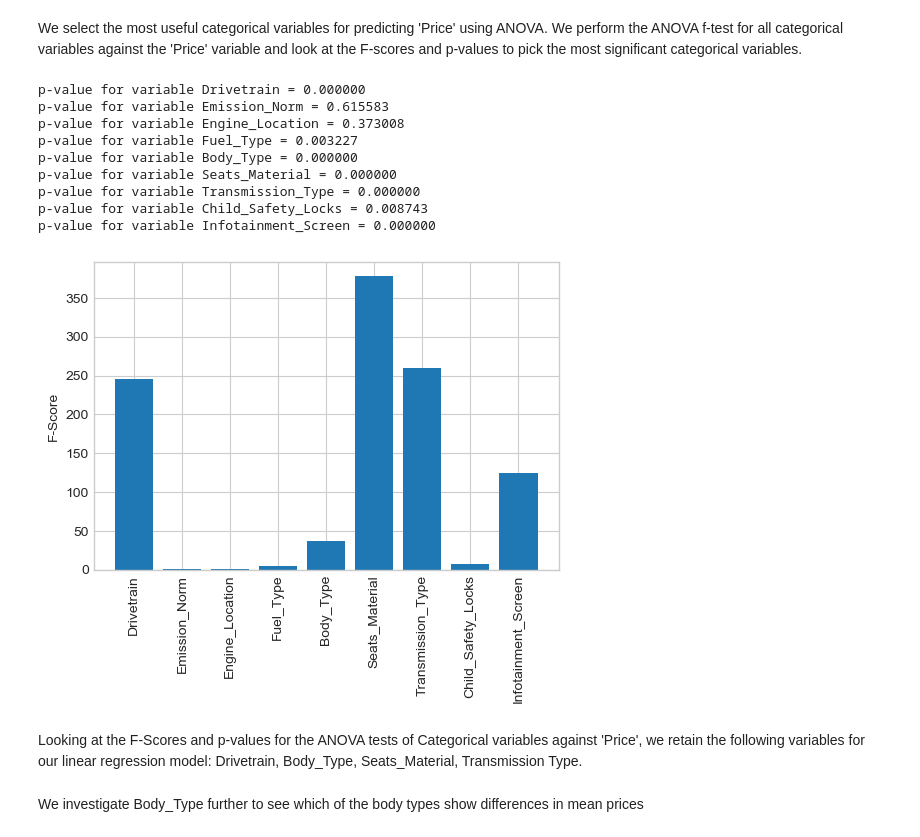
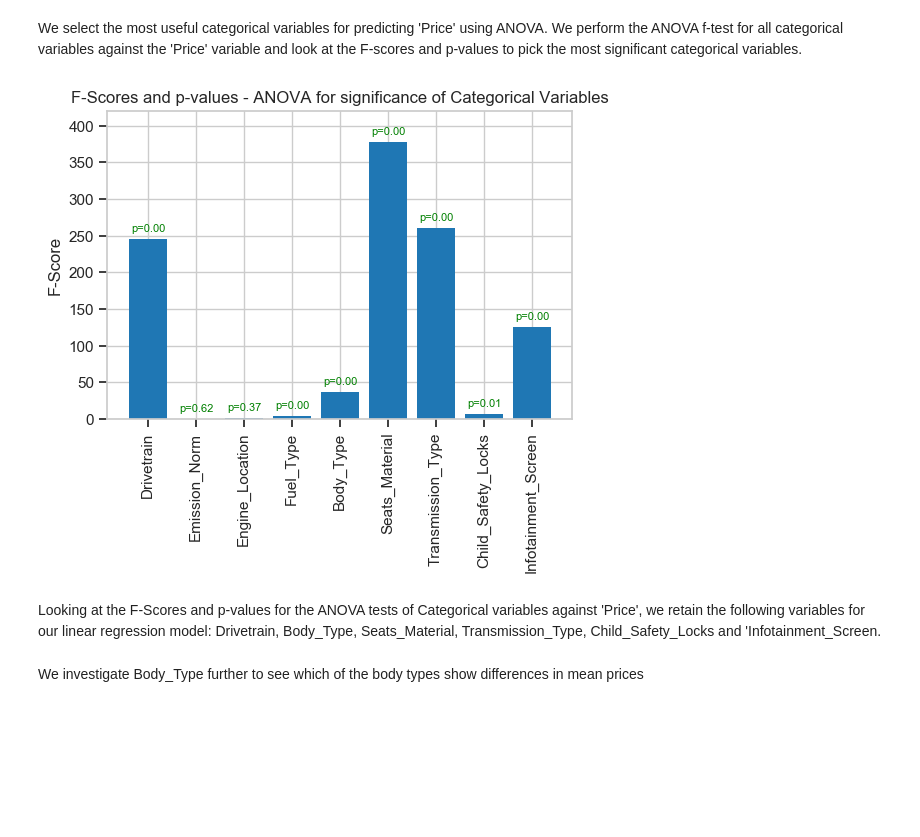
Before and after one commit to abhinavahluwalia/Linear_Regression-Automobile_Price_Prediction_Indian_Market, a Jupyter notebook: Automobile_Price_Prediction.ipynb, the cells around one changed output. Saved outputs shown, nothing was run; the diff lists cells and outputs as text; code cells hidden in the pictures; blank space fills up the shorter version.

```diff
--- a/Automobile_Price_Prediction.ipynb
+++ b/Automobile_Price_Prediction.ipynb
@@ -569,9 +570,9 @@ market_share = pd.DataFrame.from_dict({'Bajaj':0, 'Datsun':0, 'Premier':0, 'Maru
 # %%
 import matplotlib.cm as cm
 
-ms_size = market_share.apply(lambda x: 20*(x+1**x)).to_numpy()
+ms_size = market_share.apply(lambda x: 30*(x+1**x)).to_numpy()
 ms_hue = cm.Pastel1_r(market_share['Market Share'].astype('float')/market_share['Market Share'].std())
-fig, ax = plt.subplots()
+fig, ax = plt.subplots(figsize=(12, 6))
 
 ax.scatter(make_count_50, make_price_50, s=ms_size, c=ms_hue, edgecolor='gray')
 
@@ -580,5 +581,8 @@ for i in range(len(market_share)):
         ax.annotate(list(market_share.index)[i], [make_count_50.iloc[i]+0.5, make_price_50.iloc[i]+0.1e5])
 ax.set(title='Indian Automobile Market Survey', xlabel='Number of Model Variants', ylabel='Price in Lakhs',
       yticks=np.arange(0, 5e6, 1e6), yticklabels=np.arange(0, 50, 10))
+
+plt.grid(False)
+
 plt.show()
 # %% [output]
@@ -729,12 +755,11 @@ For feature selection we will use filter based techniques: Pearsons Correlation
 from sklearn.model_selection import train_test_split
 # %%
 # Seperating training and test sets
+X = cars_df.drop(columns=['Make', 'Model', 'Variant', 'Price'])
+y = cars_df['Price']
 
-X = cars_df.drop(columns=['Make', 'Model', 'Variant', 'Price']).values
-y = cars_df['Price'].values
-
-X_train, X_test, y_train, y_test = train_test_split(X, y, test_size=0.3, random_state=42)
-X_train_cols = cars_df.drop(columns=['Make', 'Model', 'Variant', 'Price']).columns.to_list()
+X_train, X_test, y_train, y_test = train_test_split(X.values, y.values, test_size=0.3, random_state=42)
+X_train_cols = X.columns.to_list()
 # %% [markdown]
 ### 3.1. Numerical Variables
 For selecting the numerical features of interest, we take cues from the pearsons correlation coefficient heatmap to understand the features of interest.
@@ -750,0 +771,7 @@ sns.heatmap(train_df.corr(), cmap='YlGnBu', annot=True)
+# %%
+train_df = pd.DataFrame(X_train, columns=X_train_cols)
+train_df['Price'] = y_train
+
+train_df[num_vars] = train_df[num_vars].apply(pd.to_numeric)
+
+_ = sns.heatmap(train_df.corr(), cmap='YlGnBu', annot=True)
@@ -762,10 +791,8 @@ We select the most useful categorical variables for predicting 'Price' using ANO
 # %%
 from sklearn.feature_selection import f_classif
 # %%
-def f_score(y, X):
-    fs, p = f_classif(y, X)
-    return fs, p
-
+# Function for conducting ANOVA test for a given response varaible 'y'
+# and a predictor vector 'X_arr' of categorical variables
 def f_score_matrix(y, X_arr):
     fs = np.zeros(X_arr.shape[1])
     p = np.zeros(X_arr.shape[1])
@@ -774,34 +801,29 @@ def f_score_matrix(y, X_arr):
 
     for i in range(X_arr.shape[1]):
         X = X_arr[:, i]
-        a, b = f_score(y, X)
+        a, b = f_classif(y, X)
         fs[i] = a[0]
         p[i] = b[0]
 
     return fs, p
 
+# Performing ANOVA for our case of predictor and categorical regressors
 fs, p = f_score_matrix(y_train, X_train[:, [train_df.columns.get_loc(feat) for feat in cat_vars]])
 # %%
-for val, var in zip(p, cat_vars):
-    print('p-value for variable %s = %f'%(var, val))
+# Plotting the F-scores and p-values
 plt.figure(figsize=(6, 4))
 plt.bar(np.arange(len(fs)), fs)
+for i, var in enumerate(cat_vars):
+    plt.annotate('p=%.2f'%p[i], (i-0.35, fs[i]+10), color='green', size=8)
 plt.xticks(np.arange(len(fs)), labels=cat_vars, rotation=90)
 plt.ylabel('F-Score')
+plt.title('F-Scores and p-values - ANOVA for significance of Categorical Variables', size=12)
+plt.ylim(0, 420)
 plt.show()
 # %% [output]
-p-value for variable Drivetrain = 0.000000
-p-value for variable Emission_Norm = 0.615583
-p-value for variable Engine_Location = 0.373008
-p-value for variable Fuel_Type = 0.003227
-p-value for variable Body_Type = 0.000000
-p-value for variable Seats_Material = 0.000000
-p-value for variable Transmission_Type = 0.000000
-p-value for variable Child_Safety_Locks = 0.008743
-p-value for variable Infotainment_Screen = 0.000000
-[figure, old version]
+[figure, new version]
 # %% [markdown]
-Looking at the F-Scores and p-values for the ANOVA tests of Categorical variables against 'Price', we retain the following variables for our linear regression model: Drivetrain, Body_Type, Seats_Material, Transmission Type. <br>
+Looking at the F-Scores and p-values for the ANOVA tests of Categorical variables against 'Price', we retain the following variables for our linear regression model: Drivetrain, Body_Type, Seats_Material, Transmission_Type, Child_Safety_Locks and 'Infotainment_Screen. <br>
 # %% [markdown]
 We investigate Body_Type further to see which of the body types show differences in mean prices
 # %%
```
Also changed, not shown: parts of 71 cells of this notebook.
